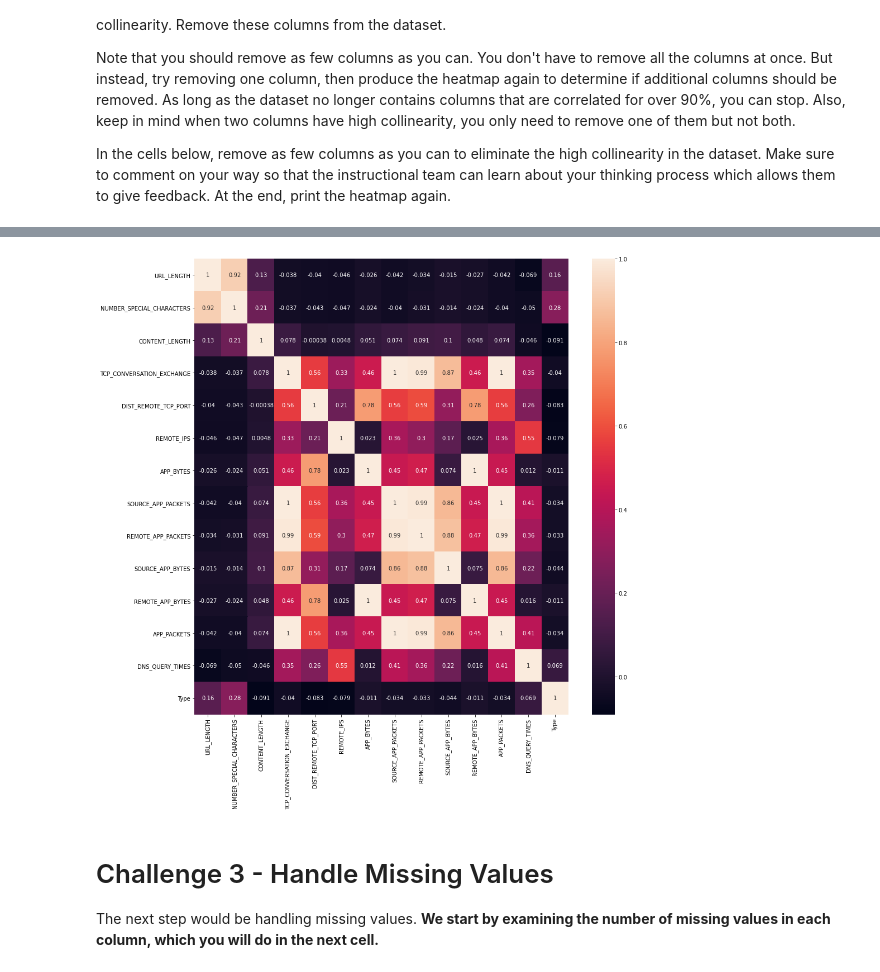
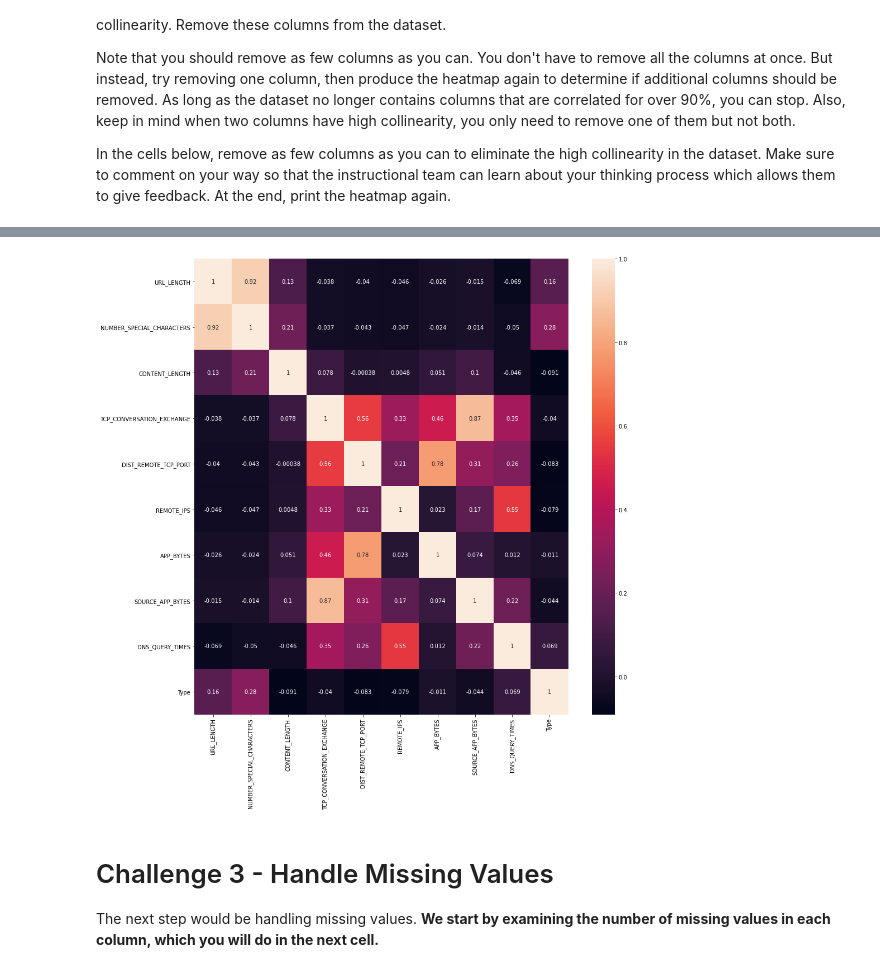
Before and after one commit to Ironhack-Data-Madrid-Febrero-2021/lab-supervised-learning, a Jupyter notebook: your-code/main.ipynb, the cells around one changed output, grey strips where cells are left out. Drawn from its saved outputs; the diff is of its cells as text; code cells hidden in the pictures.

```diff
--- a/your-code/main.ipynb
+++ b/your-code/main.ipynb
@@ -180,11 +177,11 @@ corr_m
 # %%
 import matplotlib.pyplot as plt
 import seaborn as sns
 plt.figure(figsize=(15,15))
-sns.heatmap(web.corr(), annot=True)
+sns.heatmap(web_uncorr.corr(), annot=True)
 plt.show()
 # %% [output]
-[figure, old version]
+[figure, new version]
 # %% [markdown]
 # Challenge 3 - Handle Missing Values
 
```
Also changed, not shown: parts of 32 cells of this notebook.
